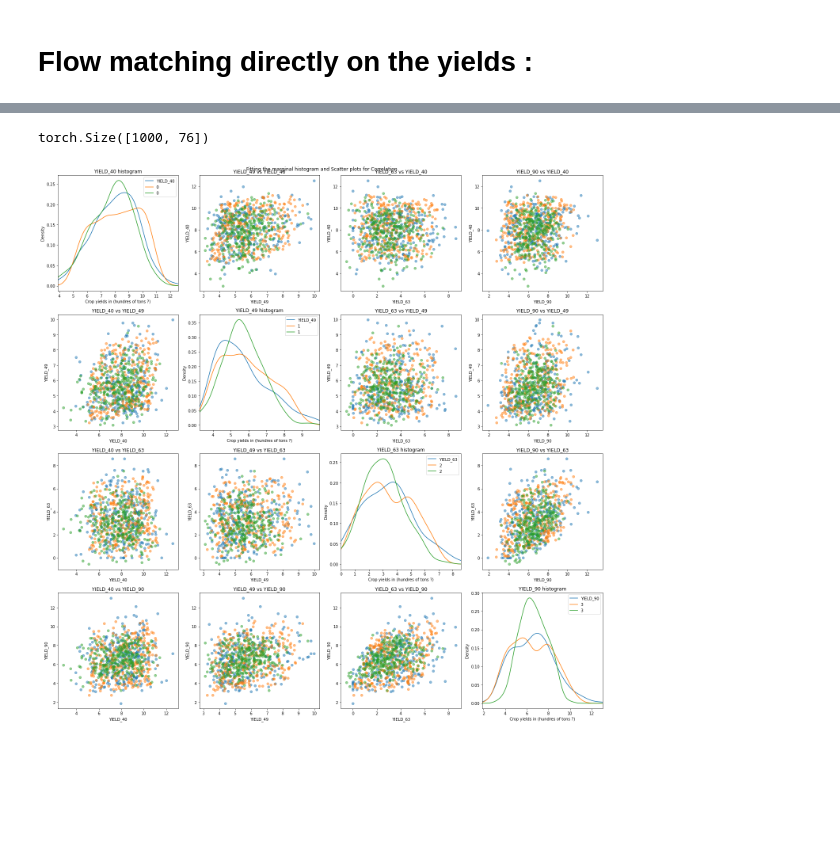
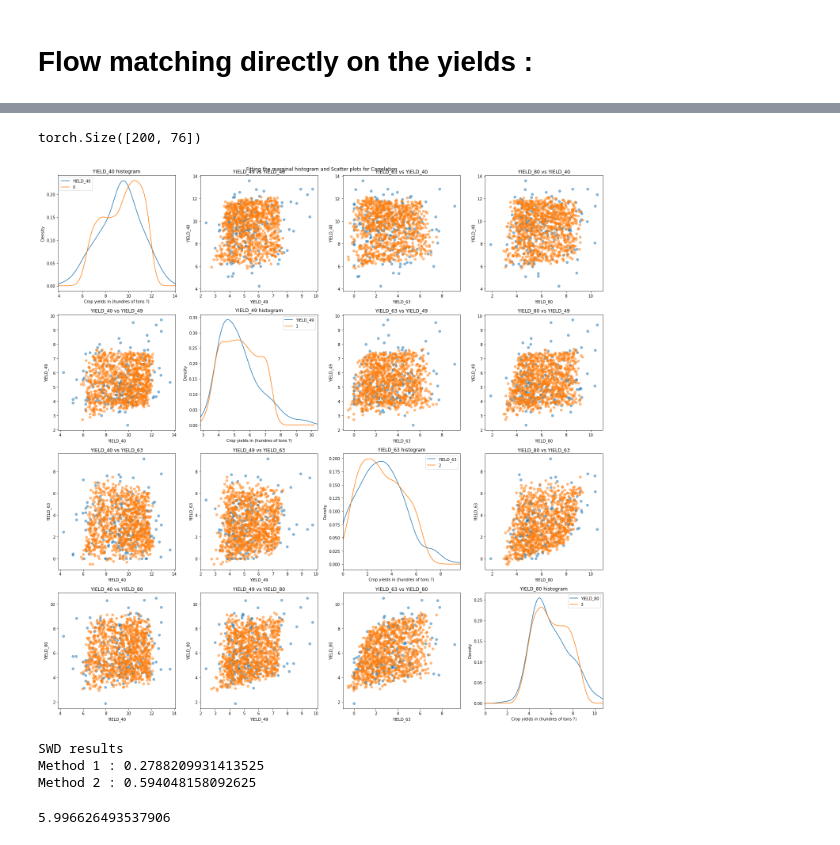
Before and after one commit to elkhomar/Genhack3, a Jupyter notebook: FlowMatching.ipynb, the cells around one changed output, grey strips where cells are left out. Cells and saved outputs as stored; diff of their text form; code cells hidden in the pictures; blank space fills up the shorter version.

```diff
--- a/FlowMatching.ipynb
+++ b/FlowMatching.ipynb
@@ -132,9 +220,12 @@ plt.show()
 sigma = 0.1
 dim = 4
 batch_size = 256
-model = MLP(dim=dim, time_varying=True, w=128)
+model = MLP(dim=dim, time_varying=True, w=64)
 optimizer = torch.optim.Adam(model.parameters())
-FM = ConditionalFlowMatcher(sigma=sigma)
+FM = ExactOptimalTransportConditionalFlowMatcher(sigma=sigma)
+
+scaler = StandardScaler()
+X = pd.DataFrame(scaler.fit_transform(X))
 
 losses = []
 start = time.time()
@@ -174,5 +265,5 @@ plt.plot(losses)
 # %%
-nb_samples = 289
+nb_samples = X_test.shape[0]
 
 with torch.no_grad():
         node = NeuralODE(torch_wrapper(model), solver="dopri5", sensitivity="adjoint", atol=1e-4, rtol=1e-4)
@@ -181,7 +272,7 @@ with torch.no_grad():
                 x0,
                 t_span=torch.linspace(0, 1, 100),
                 )
-        samples = pd.DataFrame(traj[-1].cpu().numpy())
+        samples = pd.DataFrame(scaler.inverse_transform(traj[-1].cpu().numpy()))
 
 print(samples.shape)
 # %% [output]
@@ -191,5 +349,3 @@ print(samples.shape)
-# %%
-weather = dataset[[x for x in dataset.columns if x not in ['YIELD_40', 'YIELD_49', 'YIELD_63', 'YIELD_90', 'Q40', 'Q49', 'Q63', 'Q90']]]
 # %%
 weather_dim = weather.shape[1]
 batch_size = 256
@@ -331,19 +466,19 @@ def sample_yields(weather_model, cond_model, batch_size):
             )
     return traj[-1]
 
-samples2 = pd.DataFrame(sample_yields(weather_model, cond_model, 1000).detach())
+samples2 = pd.DataFrame(sample_yields(weather_model, cond_model, test_data.shape[0]).detach()[:,:4])
 # %% [output]
-torch.Size([1000, 76])
+torch.Size([200, 76])
 # %%
 # Plotting density plots
 plt.figure(figsize=(20, 20))
 for k in range(4):
-    yield_ind = X.columns[k]
+    yield_ind = X_test.columns[k]
     plt.subplot(4, 4, 5*k + 1)
 
-    X[yield_ind].plot.density()
+    X_test[yield_ind].plot.density()
     samples[k].plot.density()
-    samples2[k].plot.density()
+    #samples2[k].plot.density()
 
     xmin, xmax = np.min(X[yield_ind]), np.max(X[yield_ind])
     plt.xlim(xmin, xmax)
@@ -353,34 +488,48 @@ for k in range(4):
     plt.ylabel("Density")
     plt.legend()
 
 # Plotting scatter plots for correlation
 for i in range(4):
     for j in range(4):
         if i != j:
             plt.subplot(4, 4, 1 + i + 4*j)
 
-            x = X.iloc[:, i]
-            y = X.iloc[:, j]
+            x = X_test.iloc[:, i]
+            y = X_test.iloc[:, j]
             plt.scatter(x, y, alpha=0.5)
 
             x = samples.iloc[:, i]
             y = samples.iloc[:, j]
             plt.scatter(x, y, alpha=0.5)
 
             x = samples2.iloc[:, i]
             y = samples2.iloc[:, j]
-            plt.scatter(x, y, alpha=0.5)
+            #plt.scatter(x, y, alpha=0.5)
 
             plt.title(f"{X.columns[i]} vs {X.columns[j]}")
             plt.xlabel(X.columns[i])
             plt.ylabel(X.columns[j])
 
 plt.suptitle("Fitting the marginal histogram and Scatter plots for Correlation")
 plt.tight_layout()
 plt.show()
 
 #Blue = True data
 #Orange = First method
 #Green = Second method
 # %% [output]
-[figure, old version]
+[figure, new version]
+# %%
+SWD1 = sliced_wasserstein_distance(X_test.values, samples.values, n_projections=1000)
+#SWD2 = sliced_wasserstein_distance(X_test.values, samples2.values, n_projections=1000)
+
+print("SWD results \nMethod 1 : {0} \nMethod 2 : {1}".format(SWD1, SWD2))
+# %% [output]
+SWD results
+Method 1 : 0.2788209931413525
+Method 2 : 0.594048158092625
+# %%
+random_inputs = np.random.random((200,4))
+sliced_wasserstein_distance(X_test.values, random_inputs, n_projections=1000)
+# %% [output]
+5.996626493537906
```
Also changed, not shown: parts of 15 cells of this notebook.
